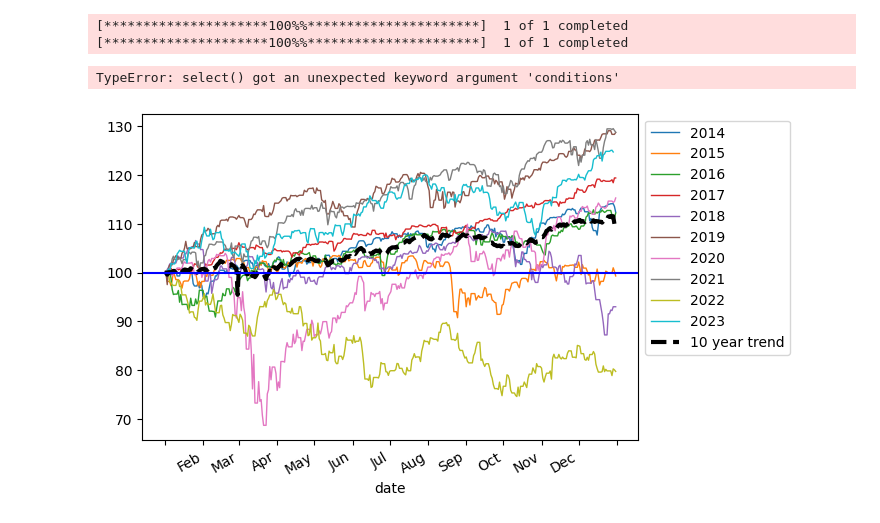
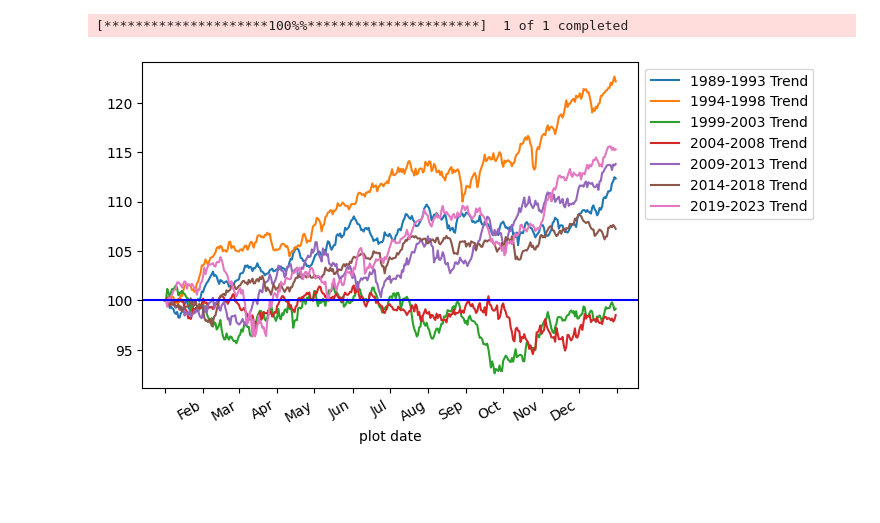
Before and after one commit to raywang202/technical-trading, a Jupyter notebook: Data Extract.ipynb, the cells around one changed output. Drawn from its saved outputs; the diff is of its cells as text; code cells hidden in the pictures; blank space fills up the shorter version.

Commit message:
added technical strategy

```diff
--- a/Data Extract.ipynb
+++ b/Data Extract.ipynb
@@ -136,55 +191,70 @@ Name: 04-01, dtype: object
 # %%
-import pandas as pd
-import yfinance as yf
-import matplotlib.pyplot as plt
-import matplotlib.dates as mdates
-from datetime import datetime
-import numpy as np
-
-# Five-year averages
 # Import SP500 index
 start_date = '1989-01-01'
-end_date = '2023-12-31'
+end_date = '2024-01-05'
 spx = pd.DataFrame(yf.download('^SPX', start_date, end_date)['Adj Close'])
 
-all_dates = pd.date_range(start_date,end_date)
+all_dates = pd.date_range(start_date, end_date)
 spx['Price Date'] = spx.index
-spx = spx.reindex(all_dates,method='bfill')
+spx = spx.reindex(all_dates, method='bfill')
+
+# Drop data for 2024 (we pulled it to backfill end of 2023)
+spx = spx[spx.index < '2024-01-01']
+
 spx['Year'] = spx.index.year
 spx['Month Day'] = spx.index.strftime('%m-%d')
-spx['Yr Init Price'] = spx.groupby('Year',sort=False).transform('first'
-    )['Adj Close']
-spx['Seasonal Trend Price'] = spx['Adj Close']/spx['Yr Init Price']*100
+spx['Yr Init Price'] = spx.groupby('Year', sort=False).transform(
+    'first')['Adj Close']
+spx['Seasonal Trend Price'] = spx['Adj Close'] / spx['Yr Init Price'] * 100
 spx['Yr Group'] = np.select(
-    condlist=[spx.Year<1994, spx.Year<1999, spx.Year<2004, spx.Year<2009, spx.Year<2014, spx.Year<2019],
-    choicelist=['1989-1993 Trend','1994-1998 Trend','1999-2003 Trend','2004-2008 Trend','2009-2013 Trend','2014-2018 Trend'],
-    default = ['2019-2023 Trend'])
+    condlist=[spx.Year < 1994, spx.Year < 1999, spx.Year < 2004,
+              spx.Year < 2009, spx.Year < 2014, spx.Year < 2019],
+    choicelist=['1989-1993 Trend', '1994-1998 Trend', '1999-2003 Trend',
+                '2004-2008 Trend', '2009-2013 Trend', '2014-2018 Trend'],
+    default='2019-2023 Trend')
 
 # Plot
 fig, ax = plt.subplots()
 
-spx5yr = spx.groupby(['Month Day','Yr Group']).mean()
-spx5yr['plot date'] = list(spx5yr.reset_index()['Month Day'].apply(lambda x:
-                        datetime.strptime("2000-"+x, "%Y-%m-%d")))
-spx5yr=spx5yr[spx5yr['plot date']!='2000-02-29']
+spx5yr = spx.groupby(['Month Day', 'Yr Group']).mean()
+spx5yr['plot date'] = list(spx5yr.reset_index()['Month Day'].apply(
+    lambda x: datetime.strptime("2000-" + x, "%Y-%m-%d")))
+spx5yr = spx5yr[spx5yr['plot date'] != '2000-02-29']
 
 for label, dfy in spx5yr.groupby('Yr Group'):
-    dfy.set_index('plot date')['Seasonal Trend Price'].plot(ax=ax, label=str(label))
-
+    dfy.set_index('plot date')['Seasonal Trend Price'].plot(
+        ax=ax, label=str(label))
 
 locator = mdates.MonthLocator()  # every month
 formatter = mdates.ConciseDateFormatter(
     locator,
     formats=['', '%b', '%d', '%H:%M', '%H:%M', '%S.%f'],
-    offset_formats=['', '', '%b', '%b-%d', '%b-%d', '%b-%d %H:%M']
-)
+    offset_formats=['', '', '%b', '%b-%d', '%b-%d', '%b-%d %H:%M'])
+
 ax.xaxis.set_major_locator(locator)
 ax.xaxis.set_major_formatter(formatter)
-ax.legend(bbox_to_anchor=(1, 1),loc='upper left')
+ax.legend(bbox_to_anchor=(1, 1), loc='upper left')
 
-ax.axhline(y=100,color='blue')
+ax.axhline(y=100, color='blue')
+
+# Let's compare three strategies: investing in 3-month T-bills from January
+# through March (3 mos.) and going long the SP500 from Apr-Dec,
+# holding the SP500 all year, and just buying 3-month T-bills.
+
+# "Risk-free" 3-month T-bills. Assume we buy on Jan 1 for Apr 1 maturity,
+# then repeat on Apr 1 for Jul 1 maturity, Jul 1 for Oct 1, Oct 1 for Jan 1
+# Tbill.csv is pulled from https://fred.stlouisfed.org/series/DTB3
+tbill = pd.read_csv('Tbill.csv')
+tbill['year'] = tbill.DATE.str.slice(stop=4)
+tbill['month'] = tbill.DATE.str.slice(start=5, stop=7)
+
+# Only take returns on months 1, 4, 7, 10. TB3MS is in percent, so divide
+# by 100. Multiply for each month, then subtract by 1
+tbill_strategy = (tbill[tbill.month.isin(['01', '04', '07', '10'])].assign(
+    bondreturn=1 + tbill.TB3MS / 100
+).groupby('year').bondreturn.prod() - 1).reset_index(name='T bill return')
+
+# Only long SP500
 # %% [output]
 [*********************100%%**********************]  1 of 1 completed
-[*********************100%%**********************]  1 of 1 completed
-TypeError: select() got an unexpected keyword argument 'conditions'
-[figure, old version]
+[figure, new version]
```
Also changed, not shown: parts of 20 cells of this notebook, 2 other files.
